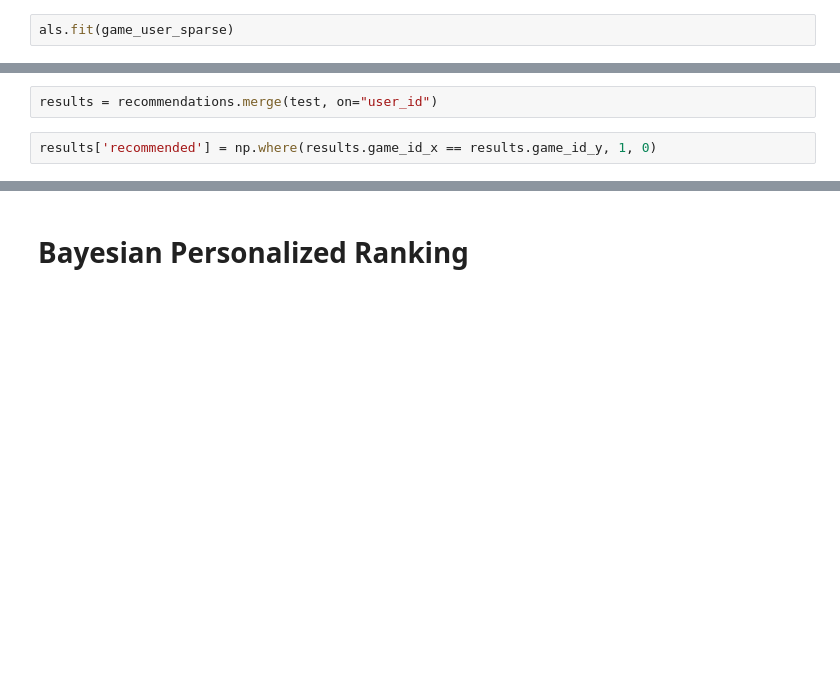
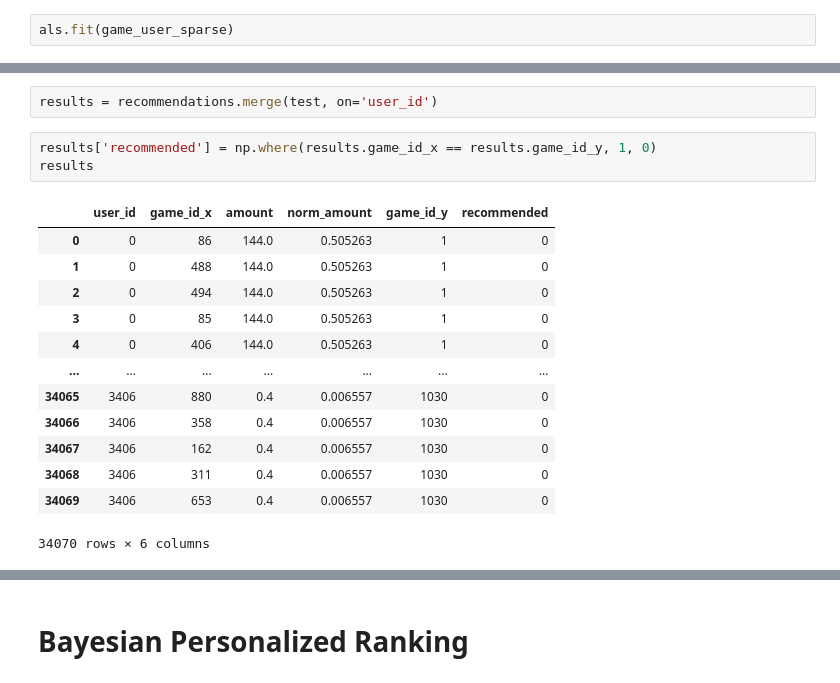
Before and after one commit to AndreiStefanie/master-ubb-distributed-systems, a Jupyter notebook: 01_01_data_mining/project/CollaborativeNorm.ipynb, the cells around one changed output, grey strips where cells are left out. Saved outputs shown, nothing was run; the diff lists cells and outputs as text; blank space fills up the shorter version.

```diff
--- a/01_01_data_mining/project/CollaborativeNorm.ipynb
+++ b/01_01_data_mining/project/CollaborativeNorm.ipynb
@@ -54,7 +109,22 @@ recommendations = pd.DataFrame({"user_id": user_10, "game_id": game_recs})
 # %%
-results = recommendations.merge(test, on="user_id")
+results = recommendations.merge(test, on='user_id')
 # %%
 results['recommended'] = np.where(results.game_id_x == results.game_id_y, 1, 0)
+results
+# %% [output]
+|  | user_id | game_id_x | amount | norm_amount | game_id_y | recommended |
+| 0 | 0 | 86 | 144.0 | 0.505263 | 1 | 0 |
+| 1 | 0 | 488 | 144.0 | 0.505263 | 1 | 0 |
+| 2 | 0 | 494 | 144.0 | 0.505263 | 1 | 0 |
+| 3 | 0 | 85 | 144.0 | 0.505263 | 1 | 0 |
+| 4 | 0 | 406 | 144.0 | 0.505263 | 1 | 0 |
+| ... | ... | ... | ... | ... | ... | ... |
+| 34065 | 3406 | 880 | 0.4 | 0.006557 | 1030 | 0 |
+| 34066 | 3406 | 358 | 0.4 | 0.006557 | 1030 | 0 |
+| 34067 | 3406 | 162 | 0.4 | 0.006557 | 1030 | 0 |
+| 34068 | 3406 | 311 | 0.4 | 0.006557 | 1030 | 0 |
+| 34069 | 3406 | 653 | 0.4 | 0.006557 | 1030 | 0 |
+34070 rows × 6 columns
 # %%
 # accuracy
 results[results.recommended == 1].shape[0] / test.shape[0]
```
Also changed, not shown: parts of 22 cells of this notebook, 2 other files.
